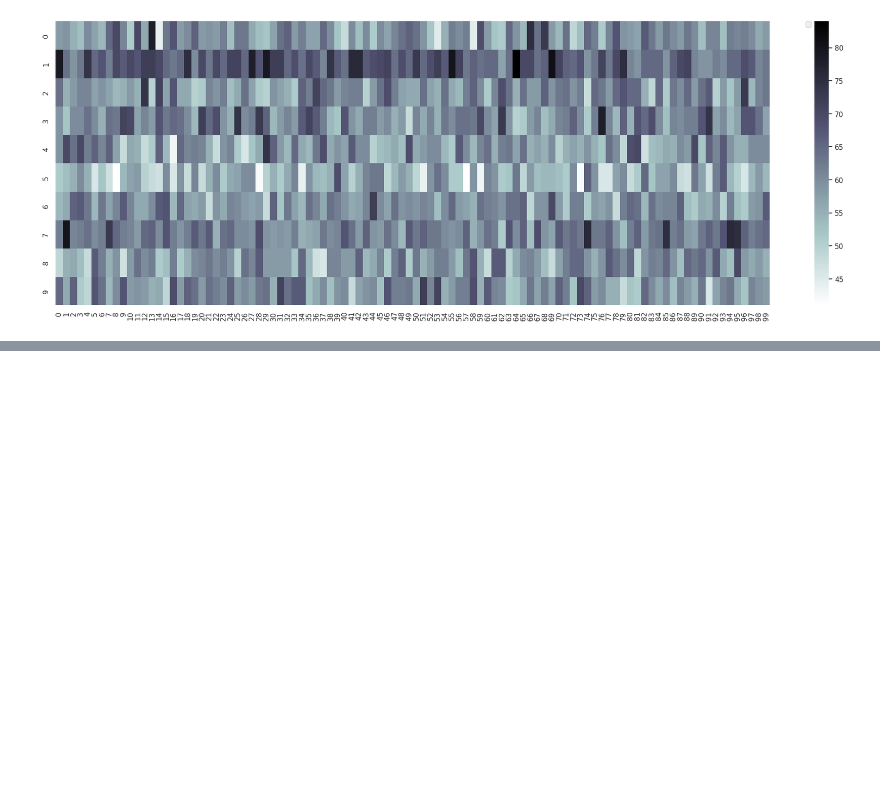
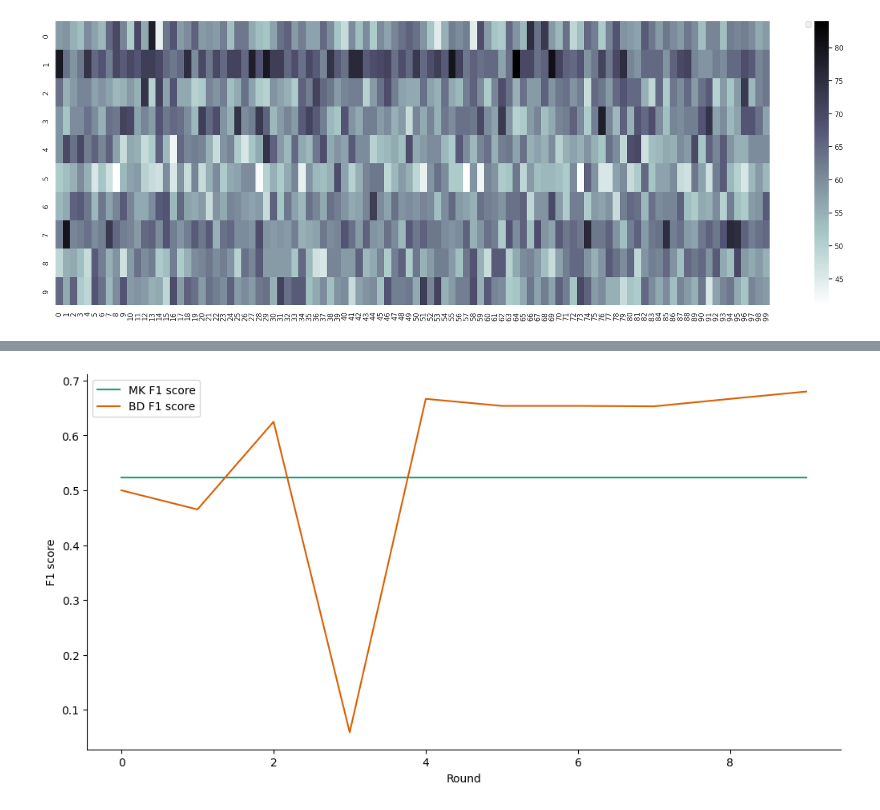
Before and after one commit to andrasfe/decfed, a Jupyter notebook: federated-learning-v1-2.ipynb, the cells around one changed output, grey strips where cells are left out. Cells and saved outputs as stored; diff of their text form; code cells hidden in the pictures; blank space fills up the shorter version.

```diff
--- a/federated-learning-v1-2.ipynb
+++ b/federated-learning-v1-2.ipynb
@@ -1046,0 +1157,4 @@ noniid_df
+# %%
+render_plot(title='F1 score', series1_key='f1_score1', series2_key='f1_score2')
+# %% [output]
+[figure, added]
```
Also changed, not shown: parts of 46 cells of this notebook.
